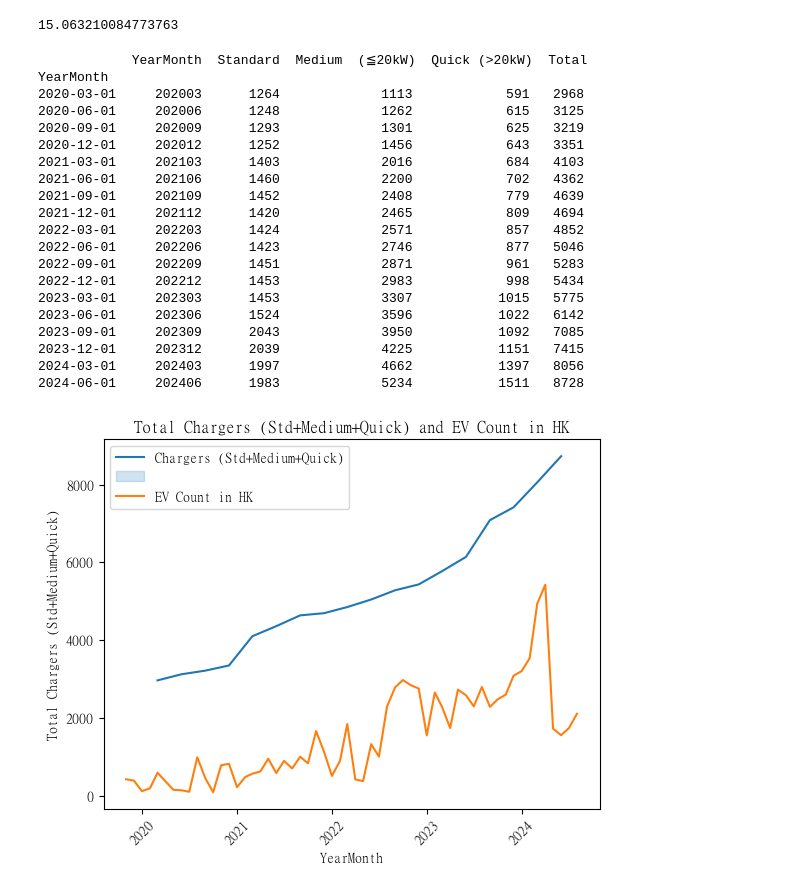
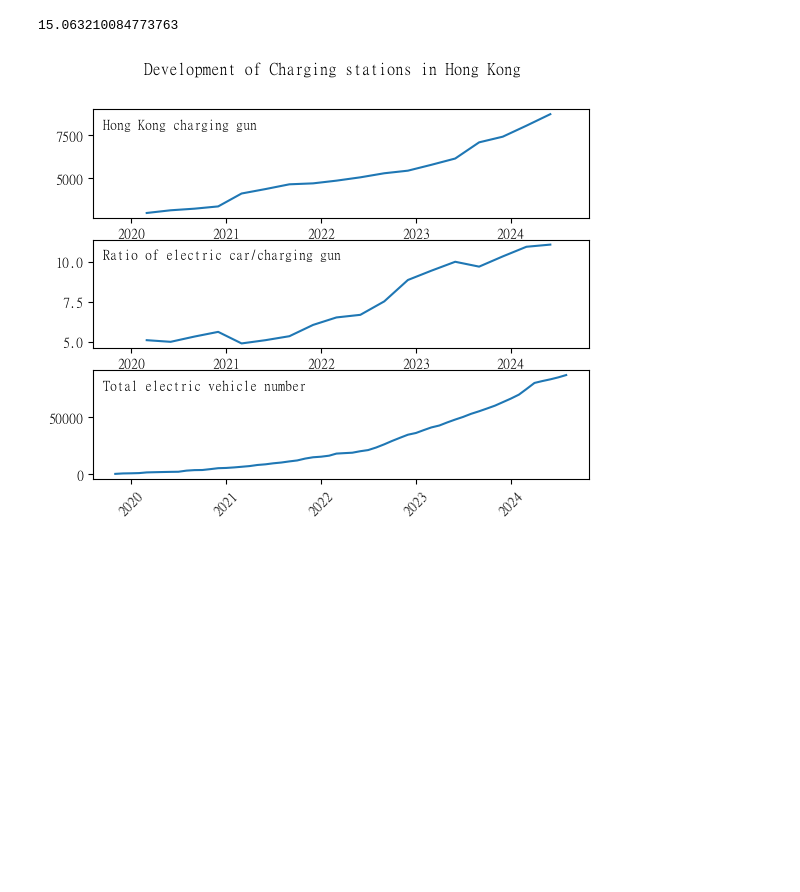
Before and after one commit to lilyleungch/erbscope99, a Jupyter notebook: data_cleansing/KK_HK_Data/projecttest-1.ipynb, the cells around one changed output. Drawn from its saved outputs; the diff is of its cells as text; code cells hidden in the pictures; blank space fills up the shorter version.

```diff
--- a/data_cleansing/KK_HK_Data/projecttest-1.ipynb
+++ b/data_cleansing/KK_HK_Data/projecttest-1.ipynb
@@ -702,46 +702,36 @@ for i in distances:
 amount/len(distances)
 # %% [output]
 15.063210084773763
-# %%
-import pandas as pd
-import numpy as np
-import matplotlib.pyplot as plt
-import seaborn as sns
-#import plotly.express as px
-
-df = pd.read_csv('hk_ev_charger_summary.csv')
-
-df.index = pd.to_datetime(df['YearMonth'],format = '%Y%m')
-df.sort_index
-print(df)
-
-sns.lineplot(data=df, x= df.index, y=df.Total)
-plt.plot(df_electric_plot.index, df_electric_plot['Count'])
-plt.xticks(rotation=45)
-plt.title('Total Chargers (Std+Medium+Quick) and EV Count in HK')
-plt.ylabel('Total Chargers (Std+Medium+Quick)')
-plt.legend(['Chargers (Std+Medium+Quick)','', 'EV Count in HK'])
-plt.show()
-#df.head()
-# %% [output]
-            YearMonth  Standard  Medium  (≦20kW)  Quick (>20kW)  Total
-YearMonth
-2020-03-01     202003      1264             1113            591   2968
-2020-06-01     202006      1248             1262            615   3125
-2020-09-01     202009      1293             1301            625   3219
-2020-12-01     202012      1252             1456            643   3351
-2021-03-01     202103      1403             2016            684   4103
-2021-06-01     202106      1460             2200            702   4362
-2021-09-01     202109      1452             2408            779   4639
-2021-12-01     202112      1420             2465            809   4694
-2022-03-01     202203      1424             2571            857   4852
-2022-06-01     202206      1423             2746            877   5046
-2022-09-01     202209      1451             2871            961   5283
-2022-12-01     202212      1453             2983            998   5434
-2023-03-01     202303      1453             3307           1015   5775
-2023-06-01     202306      1524             3596           1022   6142
-2023-09-01     202309      2043             3950           1092   7085
-2023-12-01     202312      2039             4225           1151   7415
-2024-03-01     202403      1997             4662           1397   8056
-2024-06-01     202406      1983             5234           1511   8728
-[figure, removed]
+# %%
+import math
+import pandas as pd
+import numpy as np
+import matplotlib.pyplot as plt
+import seaborn as sns
+#import plotly.express as px
+
+df = pd.read_csv('hk_ev_charger_summary.csv')
+df_hk = pd.read_csv('agg.csv')
+df_hk_electric = df_hk[(df_hk['Fuel Type']=='Electric') & (df_hk['Vehicle Class']=='Private Car')]
+df.index = pd.to_datetime(df['YearMonth'],format = '%Y%m')
+df.sort_index
+df_hk_electric.index = pd.to_datetime(df_hk_electric['Date'], format = '%Y-%m-%d')
+course2=df.merge(df_hk_electric, how='left', left_on=  df.index, right_on= df_hk_electric.index)
+course2.to_csv('course2.csv')
+course2['ratio']=(course2['Classified']+13403)/course2['Total']
+course2.index = pd.to_datetime(course2['YearMonth'],format = '%Y%m')
+ax1 = plt.subplot(311)
+ax1.plot( df.index, df.Total)
+ax1.set_title('Hong Kong charging gun', loc='left', y=0.75, x=0.02, fontsize='medium')
+ax2 = plt.subplot(312, sharex = ax1)
+ax2.plot(course2.index,course2['ratio'])
+ax2.set_title('Ratio of electric car/charging gun', loc='left', y=0.75, x=0.02, fontsize='medium')
+ax3 = plt.subplot(313, sharex = ax1)
+ax3.plot(df_hk_electric.index, df_hk_electric['Classified'])
+ax3.set_title('Total electric vehicle number', loc='left', y=0.75, x=0.02, fontsize='medium')
+plt.suptitle('Development of Charging stations in Hong Kong')
+plt.xticks(rotation=45)
+plt.show()
+#df.head()
+# %% [output]
+[figure, added]
```
Also changed, not shown: parts of 10 cells of this notebook, 3 other files.
